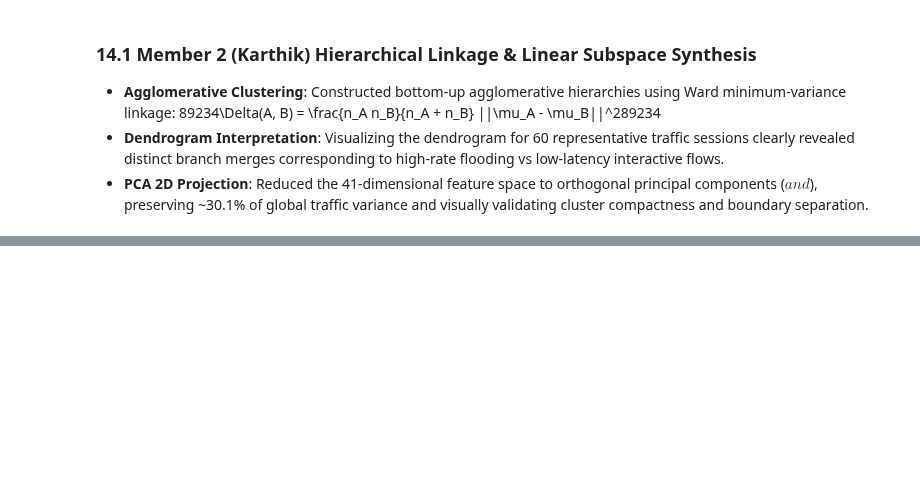
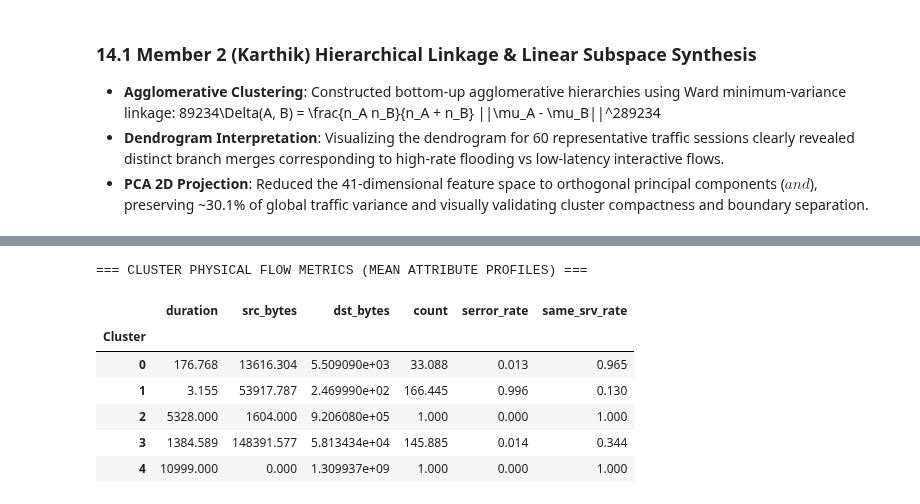
Before and after one commit to ajay9376/NetSentinel, a Jupyter notebook: notebooks/clustering.ipynb, the cells around one changed output, grey strips where cells are left out. Saved outputs shown, nothing was run; the diff lists cells and outputs as text; code cells hidden in the pictures; blank space fills up the shorter version.

```diff
--- a/notebooks/clustering.ipynb
+++ b/notebooks/clustering.ipynb
@@ -700,0 +935,15 @@ Cumulative 2D Variance:   30.60%
+# %%
+# Profiling Physical Flow Characteristics Across Clusters
+flow_profile_cols = ['duration', 'src_bytes', 'dst_bytes', 'count', 'serror_rate', 'same_srv_rate']
+cluster_means = df_cluster_eval.groupby('Cluster')[flow_profile_cols].mean()
+print("=== CLUSTER PHYSICAL FLOW METRICS (MEAN ATTRIBUTE PROFILES) ===")
+display(cluster_means.round(3))
+# %% [output]
+=== CLUSTER PHYSICAL FLOW METRICS (MEAN ATTRIBUTE PROFILES) ===
+|  | duration | src_bytes | dst_bytes | count | serror_rate | same_srv_rate |
+| Cluster |  |  |  |  |  |  |
+| 0 | 176.768 | 13616.304 | 5.509090e+03 | 33.088 | 0.013 | 0.965 |
+| 1 | 3.155 | 53917.787 | 2.469990e+02 | 166.445 | 0.996 | 0.130 |
+| 2 | 5328.000 | 1604.000 | 9.206080e+05 | 1.000 | 0.000 | 1.000 |
+| 3 | 1384.589 | 148391.577 | 5.813434e+04 | 145.885 | 0.014 | 0.344 |
+| 4 | 10999.000 | 0.000 | 1.309937e+09 | 1.000 | 0.000 | 1.000 |
```
Also changed, not shown: parts of 8 cells of this notebook.
